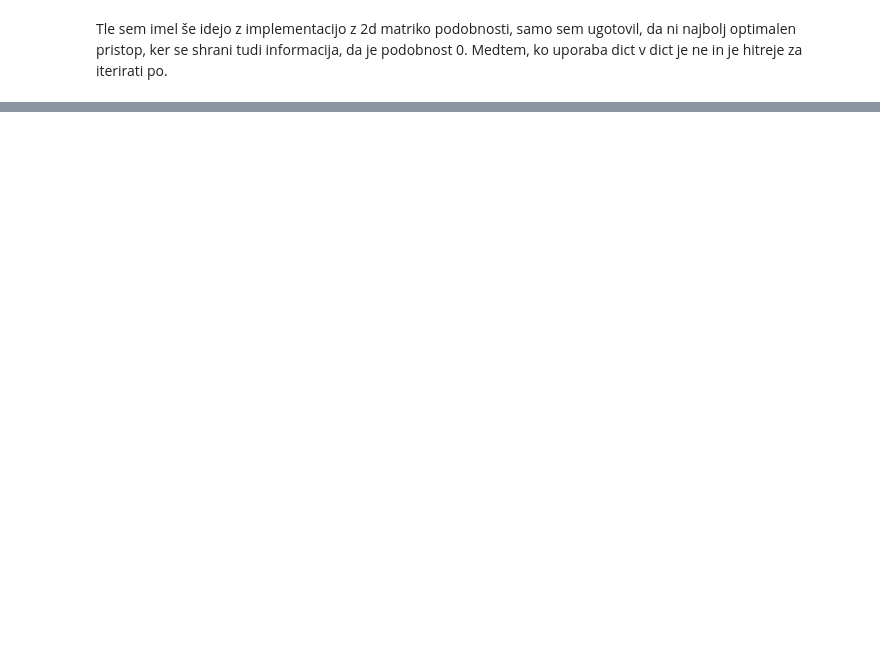
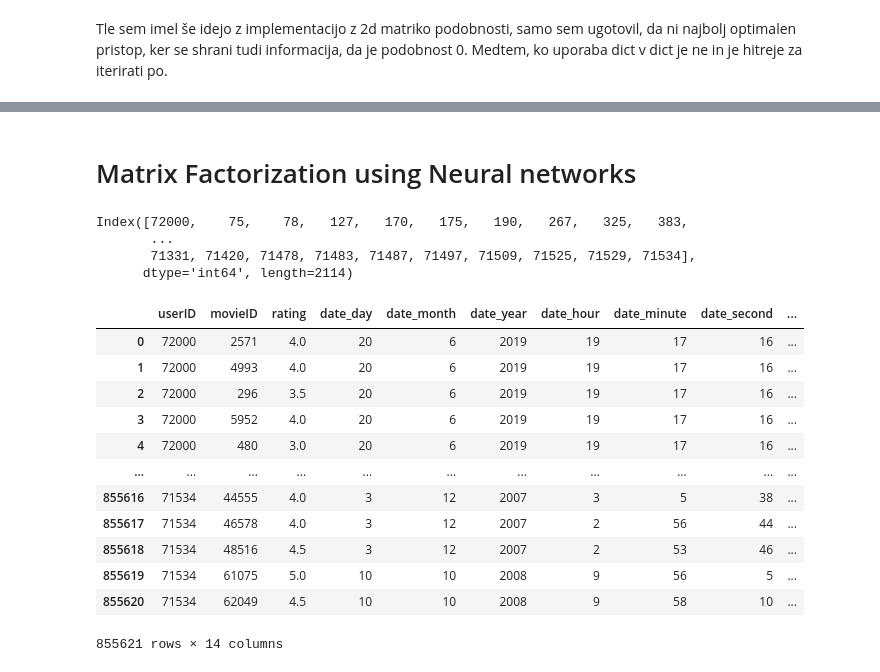
Before and after one commit to rokrihar4/Reccomendations_model, a Jupyter notebook: Reccomendation_model_advanced.ipynb, the cells around one changed output, grey strips where cells are left out. Saved outputs shown, nothing was run; the diff lists cells and outputs as text; code cells hidden in the pictures; blank space fills up the shorter version.

Commit message:
Made reccomendations using neural networks in matrix factorization

```diff
--- a/Reccomendation_model_advanced.ipynb
+++ b/Reccomendation_model_advanced.ipynb
@@ -61,6 +71,12 @@ class UserItemData:
 
     def nratings(self):
         return len(self.df)
+
+    def nusers(self):
+        return len(self.df["userID"].unique())
+
+    def nitems(self):
+        return len(self.df["movieID"].unique())
 
     def get_movie_ids(self):
         return self.df["movieID"].unique()
@@ -178,3 +194,8 @@ class UserItemData:
         obj.min_ratings = None
 
         return obj
+
+    # Methods for MF with NN
+    def split_data(self):
+        train, test = train_test_split(self.df, test_size=0.2, random_state=42)
+        return train, test
@@ -1202 +695,38 @@ F1:         0.087635
 =======================
+# %% [markdown]
+# Matrix Factorization using Neural networks
+# %%
+# Matrix factorization in nerual networks
+uim = UserItemData('data/user_ratedmovies.dat')
+df = uim.df.copy()
+
+# datetime -> unix seconds (če rabiš)
+df["timestamp"] = df["date"].astype("int64") // 10**9
+
+df["user_idx"], user_uniques = pd.factorize(df["userID"])
+df["movie_idx"], movie_uniques = pd.factorize(df["movieID"])
+
+train, test = train_test_split(df, test_size=0.2, random_state=42)
+# %%
+user_uniques
+# %% [output]
+Index([72000,    75,    78,   127,   170,   175,   190,   267,   325,   383,
+       ...
+       71331, 71420, 71478, 71483, 71487, 71497, 71509, 71525, 71529, 71534],
+      dtype='int64', length=2114)
+# %%
+df
+# %% [output]
+|  | userID | movieID | rating | date_day | date_month | date_year | date_hour | date_minute | date_second | ... |
+| 0 | 72000 | 2571 | 4.0 | 20 | 6 | 2019 | 19 | 17 | 16 | ... |
+| 1 | 72000 | 4993 | 4.0 | 20 | 6 | 2019 | 19 | 17 | 16 | ... |
+| 2 | 72000 | 296 | 3.5 | 20 | 6 | 2019 | 19 | 17 | 16 | ... |
+| 3 | 72000 | 5952 | 4.0 | 20 | 6 | 2019 | 19 | 17 | 16 | ... |
+| 4 | 72000 | 480 | 3.0 | 20 | 6 | 2019 | 19 | 17 | 16 | ... |
+| ... | ... | ... | ... | ... | ... | ... | ... | ... | ... | ... |
+| 855616 | 71534 | 44555 | 4.0 | 3 | 12 | 2007 | 3 | 5 | 38 | ... |
+| 855617 | 71534 | 46578 | 4.0 | 3 | 12 | 2007 | 2 | 56 | 44 | ... |
+| 855618 | 71534 | 48516 | 4.5 | 3 | 12 | 2007 | 2 | 53 | 46 | ... |
+| 855619 | 71534 | 61075 | 5.0 | 10 | 10 | 2008 | 9 | 56 | 5 | ... |
+| 855620 | 71534 | 62049 | 4.5 | 10 | 10 | 2008 | 9 | 58 | 10 | ... |
+855621 rows × 14 columns
```
Also changed, not shown: parts of 30 cells of this notebook, 3 other files.
